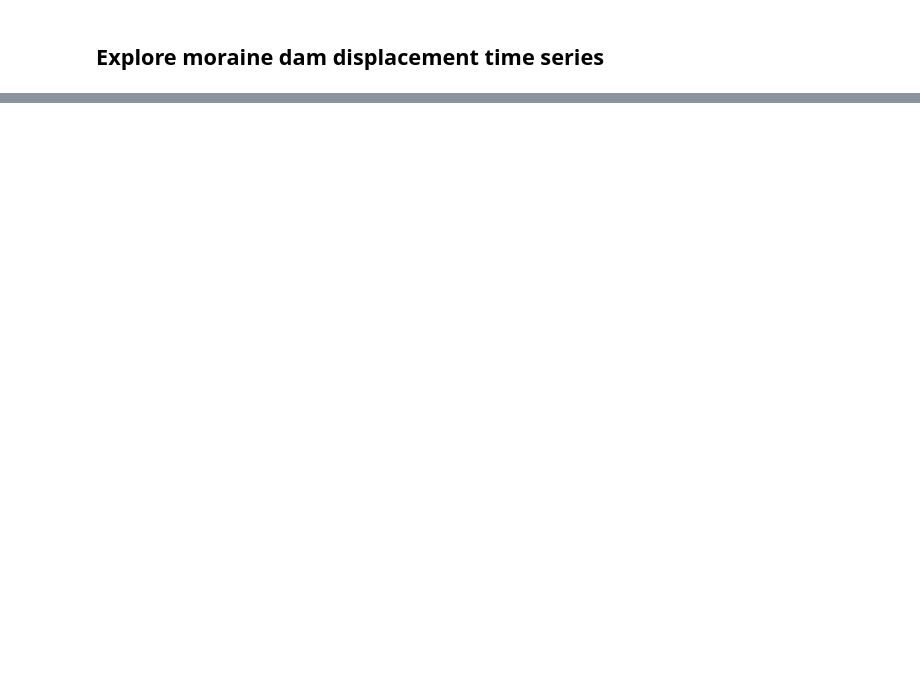
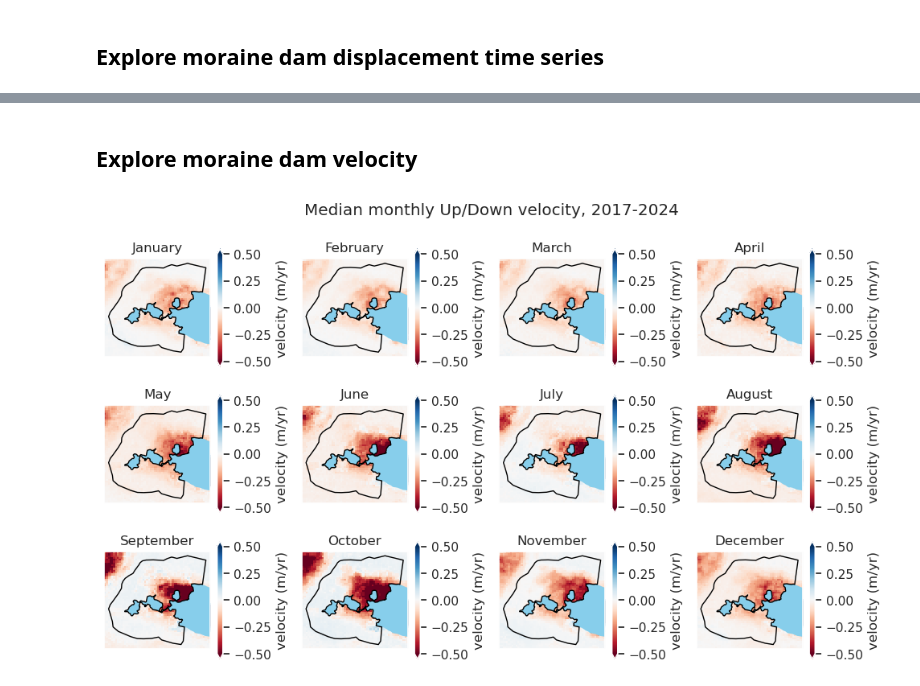
Before and after one commit to gbrencher/fufiters_imja_analysis, a Jupyter notebook: analysis/demo.ipynb, the cells around one changed output, grey strips where cells are left out. Cells and saved outputs as stored; diff of their text form; code cells hidden in the pictures; blank space fills up the shorter version.

```diff
--- a/analysis/demo.ipynb
+++ b/analysis/demo.ipynb
@@ -201,0 +326,29 @@ ax.set_title('buried ice extent')
+# %% [markdown]
+## Explore moraine dam velocity
+# %%
+# calculate velocity
+ts_ds['vertical_velocity'] = ts_ds.vertical_displacement.differentiate(coord='time', edge_order=1, datetime_unit='D')*365.25
+ts_ds['horizontal_velocity'] = ts_ds.horizontal_displacement.differentiate(coord='time', edge_order=1, datetime_unit='D')*365.25
+# %%
+median_monthly_ds = ts_ds.groupby(ts_ds.time.dt.month).median()
+# %%
+months = ['January', 'February', 'March', 'April', 'May', 'June', 'July', 'August', 'September', 'October', 'November', 'December']
+padding = 4950
+f, axs = plt.subplots(3, 4, figsize=(10, 6))
+for i, month in enumerate(months):
+    ax = axs[i // 4, i % 4]
+    median_monthly_ds.vertical_velocity.isel(month=i).plot.imshow(ax=ax, vmin=-0.5, vmax=0.5, cmap='RdBu', cbar_kwargs={'label': 'velocity (m/yr)'})
+    water_gdf.plot(ax=ax, edgecolor='none', facecolor='skyblue')
+    dam_gdf.plot(ax=ax, edgecolor='black', facecolor='none')
+    ax.set_title(month)
+    ax.set_xlim(aoi_extent[0]+padding, aoi_extent[2]-padding)
+    ax.set_ylim(aoi_extent[3]+padding, aoi_extent[1]-padding)
+    ax.set_xticks([])
+    ax.set_yticks([])
+    ax.set_xlabel('')
+    ax.set_ylabel('')
+
+f.suptitle('Median monthly Up/Down velocity, 2017-2024')
+f.tight_layout()
+# %% [output]
+[figure, added]
```
Also changed, not shown: parts of 14 cells of this notebook.
